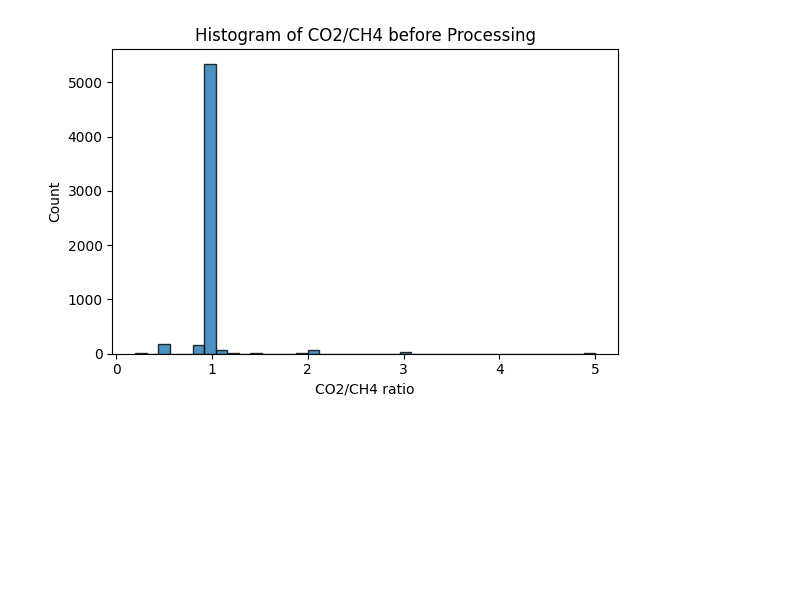
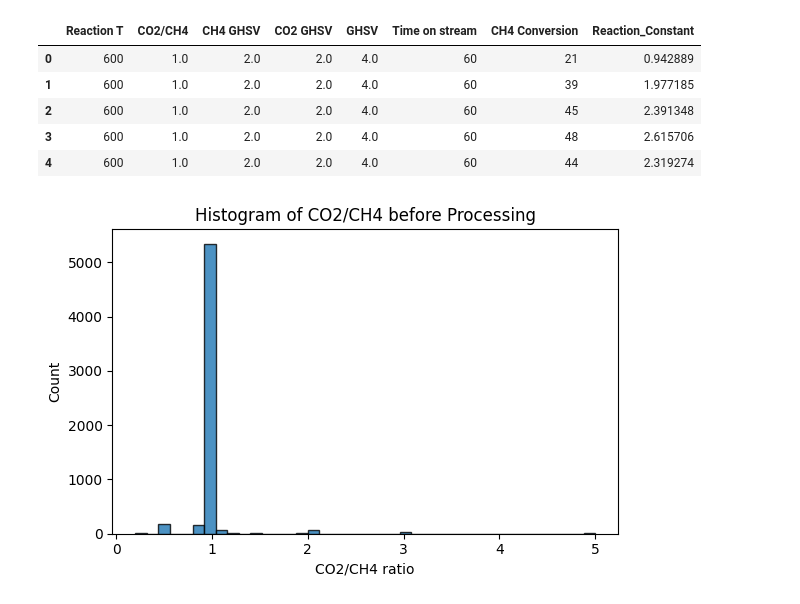
Before and after one commit to MINGYU-1/new_1, a Jupyter notebook: react_pretreat_preprocessing.ipynb, the cells around one changed output. Saved outputs shown, nothing was run; the diff lists cells and outputs as text; code cells hidden in the pictures; blank space fills up the shorter version.

```diff
--- a/react_pretreat_preprocessing.ipynb
+++ b/react_pretreat_preprocessing.ipynb
@@ -17,3 +20,12 @@ react_df = react_df.loc[:,['Reaction T','CO2/CH4','CH4 GHSV','CO2 GHSV','GHSV','
+# %%
+react_df.head()
+# %% [output]
+|  | Reaction T | CO2/CH4 | CH4 GHSV | CO2 GHSV | GHSV | Time on stream | CH4 Conversion | Reaction_Constant |
+| 0 | 600 | 1.0 | 2.0 | 2.0 | 4.0 | 60 | 21 | 0.942889 |
+| 1 | 600 | 1.0 | 2.0 | 2.0 | 4.0 | 60 | 39 | 1.977185 |
+| 2 | 600 | 1.0 | 2.0 | 2.0 | 4.0 | 60 | 45 | 2.391348 |
+| 3 | 600 | 1.0 | 2.0 | 2.0 | 4.0 | 60 | 48 | 2.615706 |
+| 4 | 600 | 1.0 | 2.0 | 2.0 | 4.0 | 60 | 44 | 2.319274 |
 # %%
 import matplotlib.pyplot as plt
 
```
Also changed, not shown: parts of 16 cells of this notebook, 3 other files.
